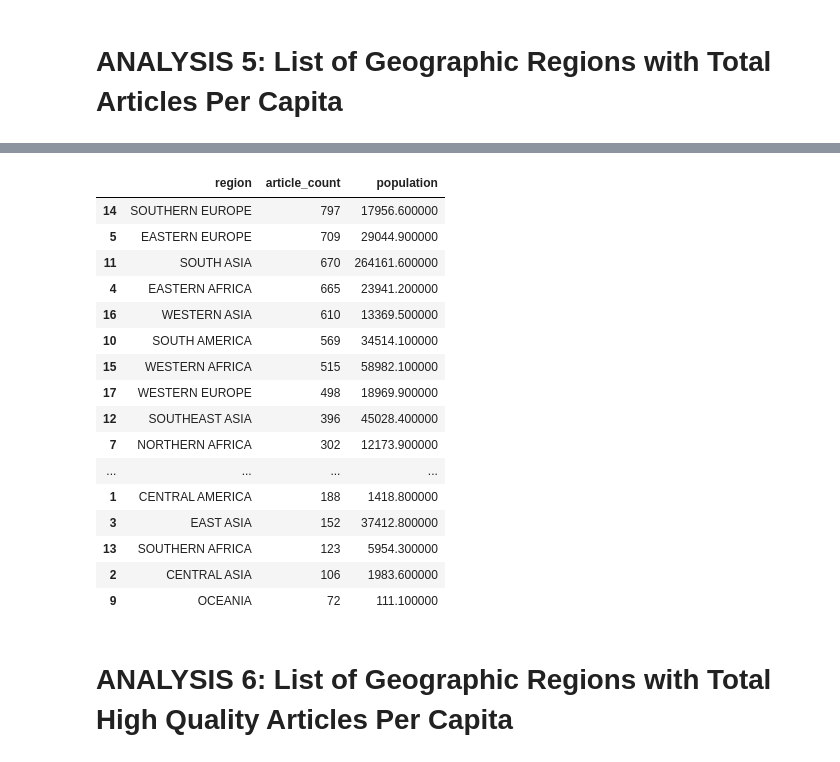
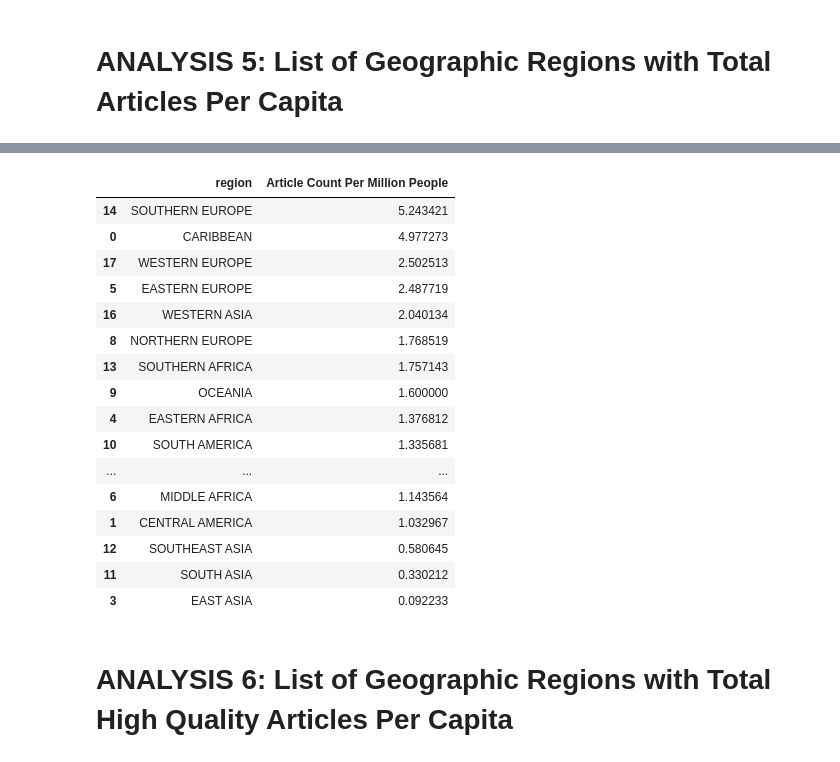
Before and after one commit to SSGurajala/DATA512, a Jupyter notebook: data-512-homework_2/src/notebooks/data_analysis.ipynb, the cells around one changed output, grey strips where cells are left out. Saved outputs shown, nothing was run; the diff lists cells and outputs as text; code cells hidden in the pictures.

```diff
--- a/data-512-homework_2/src/notebooks/data_analysis.ipynb
+++ b/data-512-homework_2/src/notebooks/data_analysis.ipynb
@@ -14,5 +14,6 @@ Now we read in the file.
 # %%
 wp_politicians_by_country = pd.read_csv("../../data/final/wp_politicians_by_country.csv")
+population_by_country = pd.read_csv("../../data/intermediate/population_by_country_AUG.2024.csv")
 # %% [markdown]
 # ANALYSIS 1: Top 10 Countries By Coverage
 # %% [markdown]
@@ -135,5 +145,10 @@ First, we group by region and aggregate article count and population size.
 # %%
 #group by country and find number of articles
-article_coverage_df_region = wp_politicians_by_country.groupby('region').agg(article_count = ('region', 'size'),
-                                                                       population = ('population', 'sum')).reset_index()
+article_coverage_df_region = wp_politicians_by_country.groupby('region').agg(article_count = ('region', 'size')).reset_index()
+#merge to find accurate population counts
+population_by_country.columns = ["region", "Population"]
+article_coverage_df_region = pd.merge(article_coverage_df_region,
+                                      population_by_country,
+                                      how = "left",
+                                      on = "region")
 # %% [markdown]
@@ -141,23 +156,28 @@ Next, we order by article_count, and display the table
-# %%
-display(article_coverage_df_region.sort_values('article_count', ascending = False).style)
-# %% [output]
-|  | region | article_count | population |
-| 14 | SOUTHERN EUROPE | 797 | 17956.600000 |
-| 5 | EASTERN EUROPE | 709 | 29044.900000 |
-| 11 | SOUTH ASIA | 670 | 264161.600000 |
-| 4 | EASTERN AFRICA | 665 | 23941.200000 |
-| 16 | WESTERN ASIA | 610 | 13369.500000 |
-| 10 | SOUTH AMERICA | 569 | 34514.100000 |
-| 15 | WESTERN AFRICA | 515 | 58982.100000 |
-| 17 | WESTERN EUROPE | 498 | 18969.900000 |
-| 12 | SOUTHEAST ASIA | 396 | 45028.400000 |
-| 7 | NORTHERN AFRICA | 302 | 12173.900000 |
-| ... | ... | ... | ... |
-| 1 | CENTRAL AMERICA | 188 | 1418.800000 |
-| 3 | EAST ASIA | 152 | 37412.800000 |
-| 13 | SOUTHERN AFRICA | 123 | 5954.300000 |
-| 2 | CENTRAL ASIA | 106 | 1983.600000 |
-| 9 | OCEANIA | 72 | 111.100000 |
+# %%
+#per capita metric
+article_coverage_df_region['Article Count Per Million People'] = article_coverage_df_region['article_count'] / article_coverage_df_region['Population']
+article_coverage_df_region = article_coverage_df_region.drop(["Population", "article_count"], axis = 1)
+article_coverage_df['rank'] = range(0, 166)
+#show table
+display(article_coverage_df_region.sort_values('Article Count Per Million People', ascending = False).style)
+# %% [output]
+|  | region | Article Count Per Million People |
+| 14 | SOUTHERN EUROPE | 5.243421 |
+| 0 | CARIBBEAN | 4.977273 |
+| 17 | WESTERN EUROPE | 2.502513 |
+| 5 | EASTERN EUROPE | 2.487719 |
+| 16 | WESTERN ASIA | 2.040134 |
+| 8 | NORTHERN EUROPE | 1.768519 |
+| 13 | SOUTHERN AFRICA | 1.757143 |
+| 9 | OCEANIA | 1.600000 |
+| 4 | EASTERN AFRICA | 1.376812 |
+| 10 | SOUTH AMERICA | 1.335681 |
+| ... | ... | ... |
+| 6 | MIDDLE AFRICA | 1.143564 |
+| 1 | CENTRAL AMERICA | 1.032967 |
+| 12 | SOUTHEAST ASIA | 0.580645 |
+| 11 | SOUTH ASIA | 0.330212 |
+| 3 | EAST ASIA | 0.092233 |
 # %% [markdown]
 # ANALYSIS 6: List of Geographic Regions with Total High Quality Articles Per Capita
 # %% [markdown]
```
Also changed, not shown: parts of 14 cells of this notebook, 1 other file.
